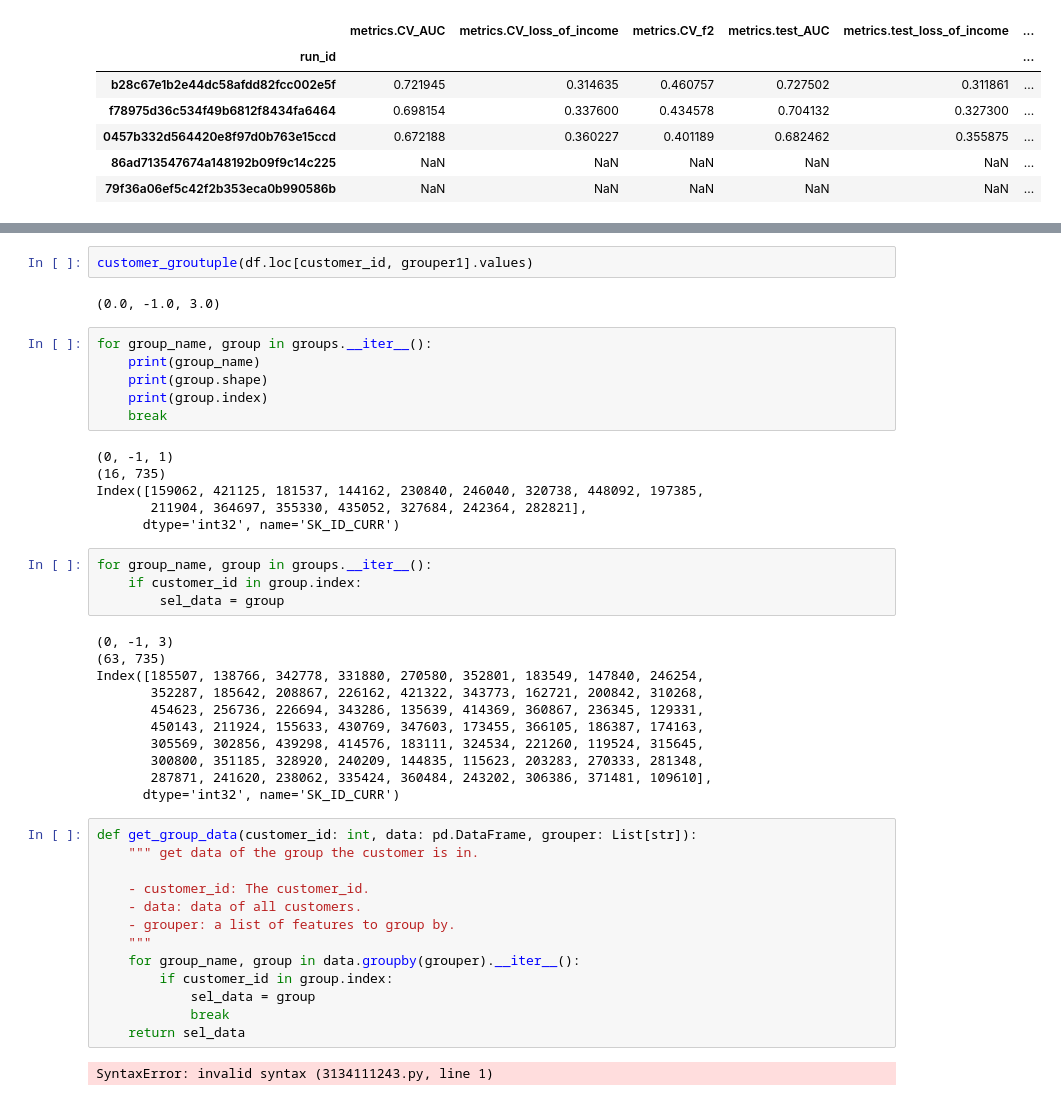
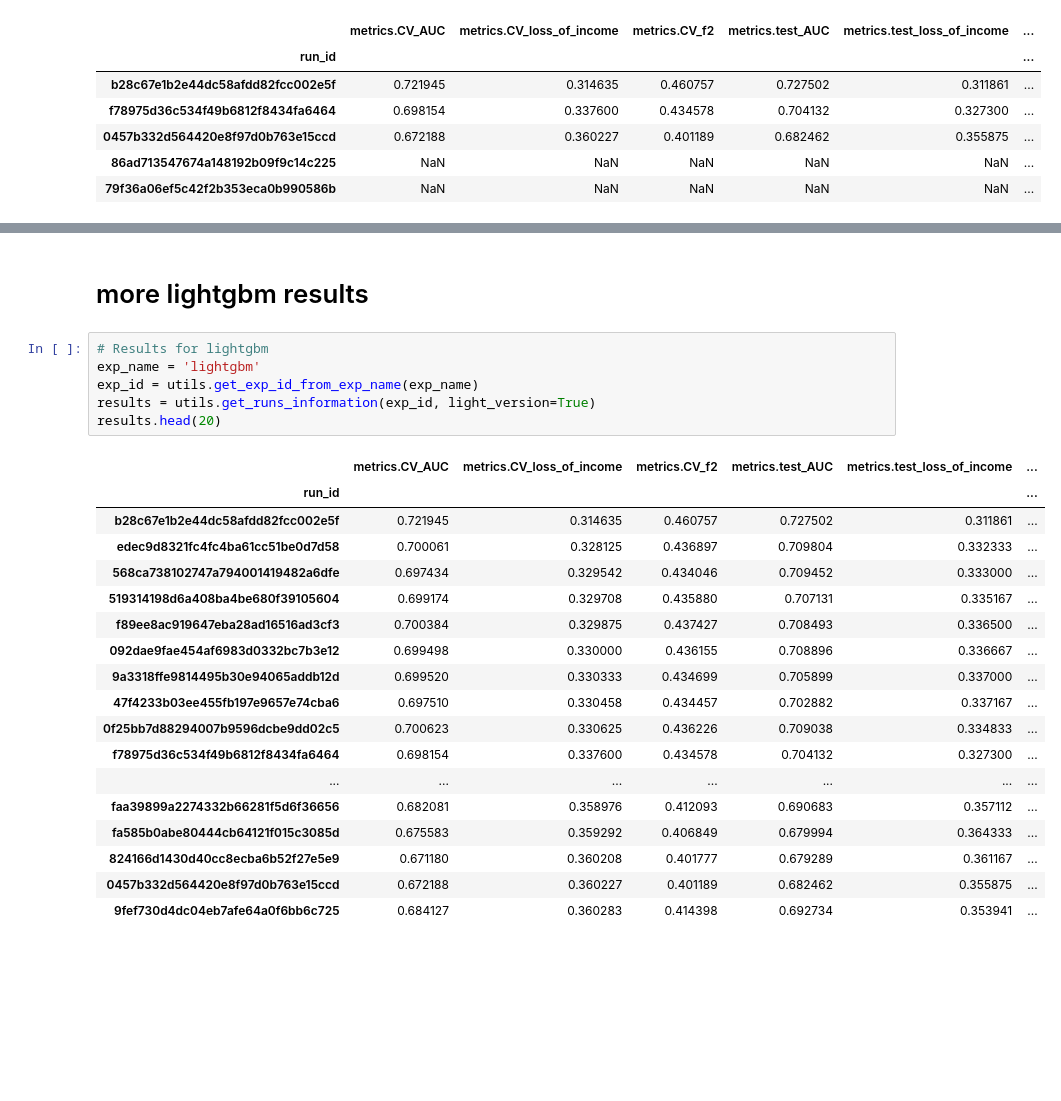
Before and after one commit to JulienfLeBoucher/OC_MLOps_credit_scoring, a Jupyter notebook: explore_mlflow_tracking.ipynb, the cells around one changed output, grey strips where cells are left out. Saved outputs shown, nothing was run; the diff lists cells and outputs as text; blank space fills up the shorter version.

Commit message:
Test model log for lightgbm

```diff
--- a/explore_mlflow_tracking.ipynb
+++ b/explore_mlflow_tracking.ipynb
@@ -851,46 +825,27 @@ len(groups)
-# %%
-customer_groutuple(df.loc[customer_id, grouper1].values)
-# %% [output]
-(0.0, -1.0, 3.0)
-# %%
-for group_name, group in groups.__iter__():
-    print(group_name)
-    print(group.shape)
-    print(group.index)
-    break
-# %% [output]
-(0, -1, 1)
-(16, 735)
-Index([159062, 421125, 181537, 144162, 230840, 246040, 320738, 448092, 197385,
-       211904, 364697, 355330, 435052, 327684, 242364, 282821],
-      dtype='int32', name='SK_ID_CURR')
-# %%
-for group_name, group in groups.__iter__():
-    if customer_id in group.index:
-        sel_data = group
-# %% [output]
-(0, -1, 3)
-(63, 735)
-Index([185507, 138766, 342778, 331880, 270580, 352801, 183549, 147840, 246254,
-       352287, 185642, 208867, 226162, 421322, 343773, 162721, 200842, 310268,
-       454623, 256736, 226694, 343286, 135639, 414369, 360867, 236345, 129331,
-       450143, 211924, 155633, 430769, 347603, 173455, 366105, 186387, 174163,
-       305569, 302856, 439298, 414576, 183111, 324534, 221260, 119524, 315645,
-       300800, 351185, 328920, 240209, 144835, 115623, 203283, 270333, 281348,
-       287871, 241620, 238062, 335424, 360484, 243202, 306386, 371481, 109610],
-      dtype='int32', name='SK_ID_CURR')
-# %%
-def get_group_data(customer_id: int, data: pd.DataFrame, grouper: List[str]):
-    """ get data of the group the customer is in.
-
-    - customer_id: The customer_id.
-    - data: data of all customers.
-    - grouper: a list of features to group by.
-    """
-    for group_name, group in data.groupby(grouper).__iter__():
-        if customer_id in group.index:
-            sel_data = group
-            break
-    return sel_data
-# %% [output]
-SyntaxError: invalid syntax (3134111243.py, line 1)
+# %% [markdown]
+# more lightgbm results
+# %%
+# Results for lightgbm
+exp_name = 'lightgbm'
+exp_id = utils.get_exp_id_from_exp_name(exp_name)
+results = utils.get_runs_information(exp_id, light_version=True)
+results.head(20)
+# %% [output]
+|  | metrics.CV_AUC | metrics.CV_loss_of_income | metrics.CV_f2 | metrics.test_AUC | metrics.test_loss_of_income | ... |
+| run_id |  |  |  |  |  | ... |
+| b28c67e1b2e44dc58afdd82fcc002e5f | 0.721945 | 0.314635 | 0.460757 | 0.727502 | 0.311861 | ... |
+| edec9d8321fc4fc4ba61cc51be0d7d58 | 0.700061 | 0.328125 | 0.436897 | 0.709804 | 0.332333 | ... |
+| 568ca738102747a794001419482a6dfe | 0.697434 | 0.329542 | 0.434046 | 0.709452 | 0.333000 | ... |
+| 519314198d6a408ba4be680f39105604 | 0.699174 | 0.329708 | 0.435880 | 0.707131 | 0.335167 | ... |
+| f89ee8ac919647eba28ad16516ad3cf3 | 0.700384 | 0.329875 | 0.437427 | 0.708493 | 0.336500 | ... |
+| 092dae9fae454af6983d0332bc7b3e12 | 0.699498 | 0.330000 | 0.436155 | 0.708896 | 0.336667 | ... |
+| 9a3318ffe9814495b30e94065addb12d | 0.699520 | 0.330333 | 0.434699 | 0.705899 | 0.337000 | ... |
+| 47f4233b03ee455fb197e9657e74cba6 | 0.697510 | 0.330458 | 0.434457 | 0.702882 | 0.337167 | ... |
+| 0f25bb7d88294007b9596dcbe9dd02c5 | 0.700623 | 0.330625 | 0.436226 | 0.709038 | 0.334833 | ... |
+| f78975d36c534f49b6812f8434fa6464 | 0.698154 | 0.337600 | 0.434578 | 0.704132 | 0.327300 | ... |
+| ... | ... | ... | ... | ... | ... | ... |
+| faa39899a2274332b66281f5d6f36656 | 0.682081 | 0.358976 | 0.412093 | 0.690683 | 0.357112 | ... |
+| fa585b0abe80444cb64121f015c3085d | 0.675583 | 0.359292 | 0.406849 | 0.679994 | 0.364333 | ... |
+| 824166d1430d40cc8ecba6b52f27e5e9 | 0.671180 | 0.360208 | 0.401777 | 0.679289 | 0.361167 | ... |
+| 0457b332d564420e8f97d0b763e15ccd | 0.672188 | 0.360227 | 0.401189 | 0.682462 | 0.355875 | ... |
+| 9fef730d4dc04eb7afe64a0f6bb6c725 | 0.684127 | 0.360283 | 0.414398 | 0.692734 | 0.353941 | ... |
```
Also changed, not shown: parts of 7 cells of this notebook, 3 other files.
